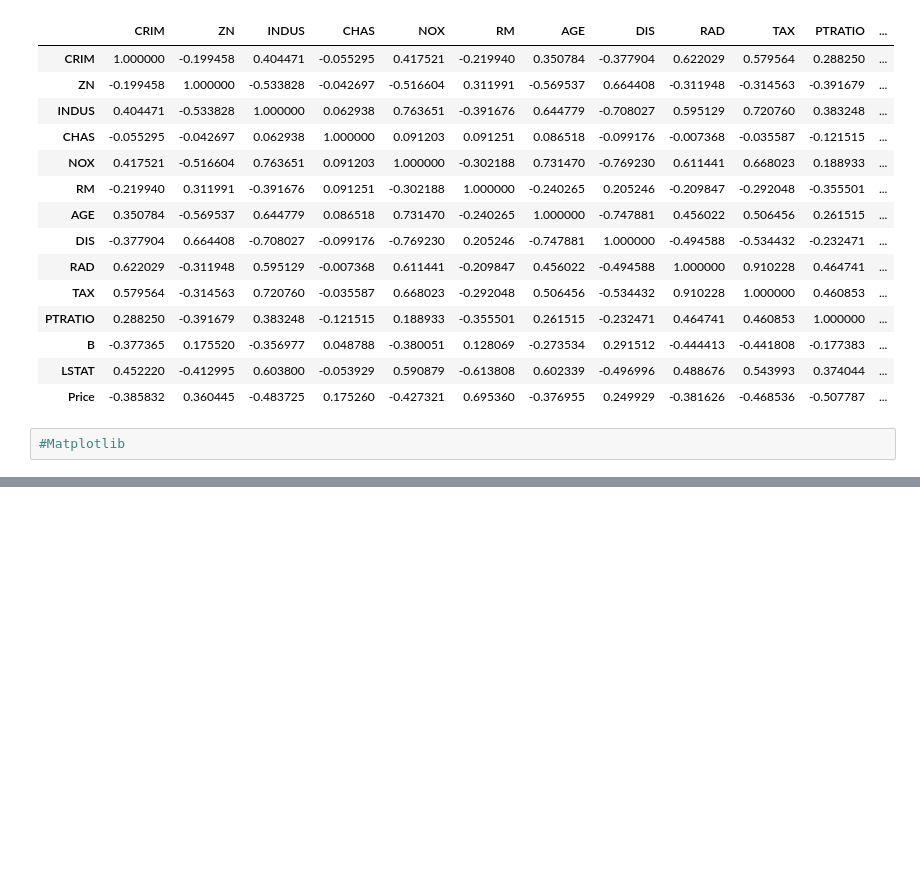
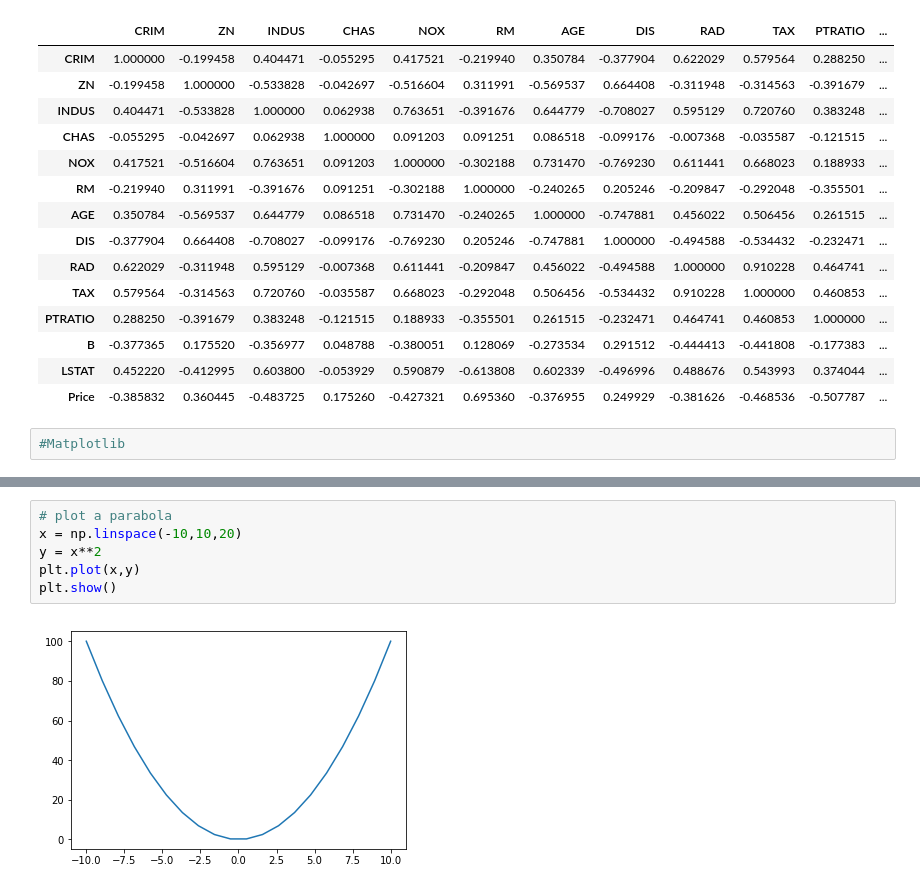
Before and after one commit to glenchiridza/ml_chp1_concepts, a Jupyter notebook: cp1.ipynb, the cells around one changed output, grey strips where cells are left out. Drawn from its saved outputs; the diff is of its cells as text; blank space fills up the shorter version.

```diff
--- a/cp1.ipynb
+++ b/cp1.ipynb
@@ -601,0 +695,8 @@ boston_df.corr()
+# %%
+# plot a parabola
+x = np.linspace(-10,10,20)
+y = x**2
+plt.plot(x,y)
+plt.show()
+# %% [output]
+[figure, added]
```
Also changed, not shown: parts of 16 cells of this notebook.
